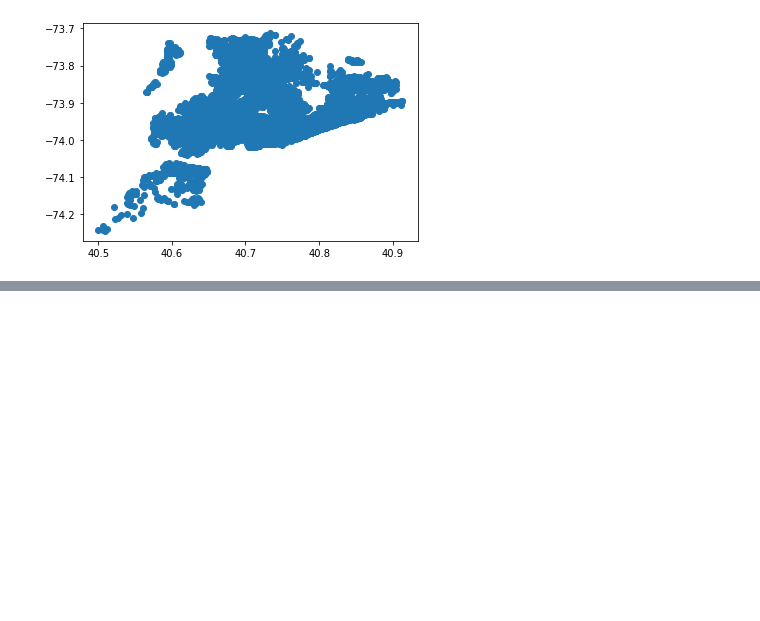
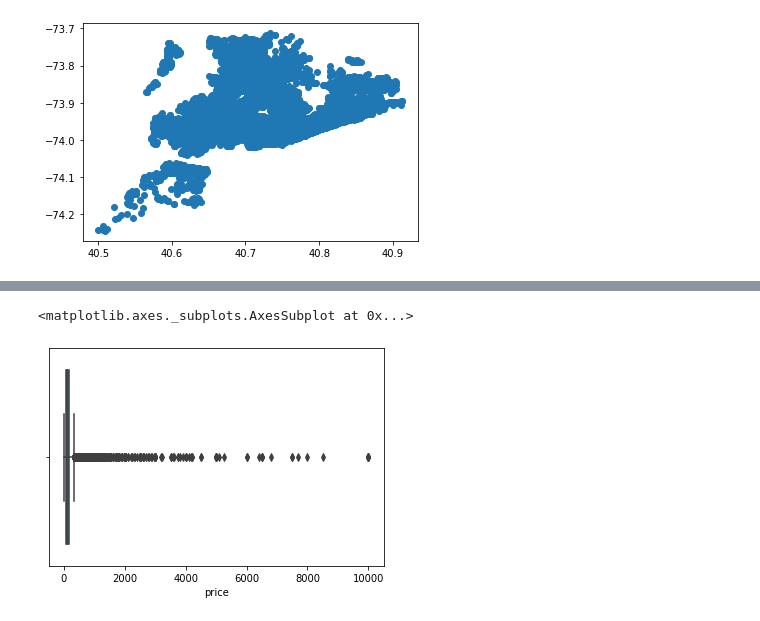
Before and after one commit to Ishakasar/NY_Airbnb, a Jupyter notebook: Isha_Kasar_Team_4_Capstone_Project.ipynb, the cells around one changed output, grey strips where cells are left out. Cells and saved outputs as stored; diff of their text form; code cells hidden in the pictures; blank space fills up the shorter version.

```diff
--- a/Isha_Kasar_Team_4_Capstone_Project.ipynb
+++ b/Isha_Kasar_Team_4_Capstone_Project.ipynb
@@ -62,0 +99,6 @@ plt.scatter(x, y)
+# %%
+#checking for outliers
+sns.boxplot(df['price'])
+# %% [output]
+<matplotlib.axes._subplots.AxesSubplot at 0x...>
+[figure, added]
```
Also changed, not shown: parts of 18 cells of this notebook.
